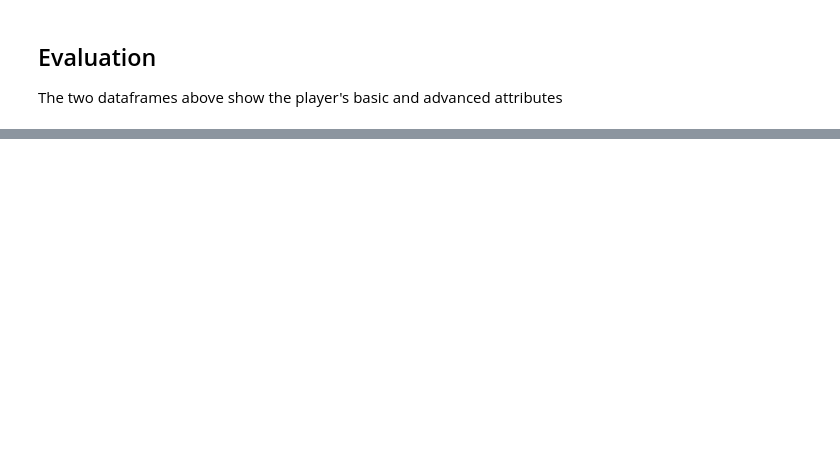
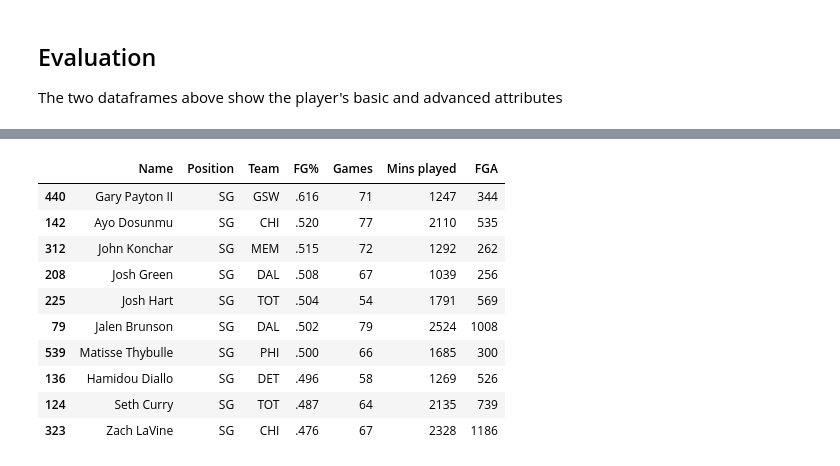
Before and after one commit to mcwillz1/CS-4630-Final-Project, a Jupyter notebook: finalProject.ipynb, the cells around one changed output, grey strips where cells are left out. Drawn from its saved outputs; the diff is of its cells as text; code cells hidden in the pictures; blank space fills up the shorter version.

```diff
--- a/finalProject.ipynb
+++ b/finalProject.ipynb
@@ -153,0 +176,30 @@ topFgPct.head(10)
+# %%
+topFgPctSG = basicStats()
+
+topFgPctSG.columns
+my_cols = ['Name','Position','Team','FG%','Games','Mins played', 'FGA']
+
+topFgPctSG = topFgPctSG[my_cols]
+
+#sorts by the top FG%
+topFgPctSG = topFgPctSG.sort_values(by="FG%", ascending=False)
+
+#Turn the Games and FGA column into an int so we can compare it to the number 50 and 250
+topFgPctSG['Games'] = topFgPctSG['Games'].astype(int)
+topFgPctSG['FGA'] = topFgPctSG['FGA'].astype(int)
+
+topFgPctSG = topFgPctSG[(topFgPctSG['Position'] == 'SG') & (topFgPctSG['Games'] >= 50) & (topFgPctSG['FGA'] >= 250)]
+
+topFgPctSG.head(10)
+# %% [output]
+|  | Name | Position | Team | FG% | Games | Mins played | FGA |
+| 440 | Gary Payton II | SG | GSW | .616 | 71 | 1247 | 344 |
+| 142 | Ayo Dosunmu | SG | CHI | .520 | 77 | 2110 | 535 |
+| 312 | John Konchar | SG | MEM | .515 | 72 | 1292 | 262 |
+| 208 | Josh Green | SG | DAL | .508 | 67 | 1039 | 256 |
+| 225 | Josh Hart | SG | TOT | .504 | 54 | 1791 | 569 |
+| 79 | Jalen Brunson | SG | DAL | .502 | 79 | 2524 | 1008 |
+| 539 | Matisse Thybulle | SG | PHI | .500 | 66 | 1685 | 300 |
+| 136 | Hamidou Diallo | SG | DET | .496 | 58 | 1269 | 526 |
+| 124 | Seth Curry | SG | TOT | .487 | 64 | 2135 | 739 |
+| 323 | Zach LaVine | SG | CHI | .476 | 67 | 2328 | 1186 |
```
Also changed, not shown: parts of 9 cells of this notebook.
